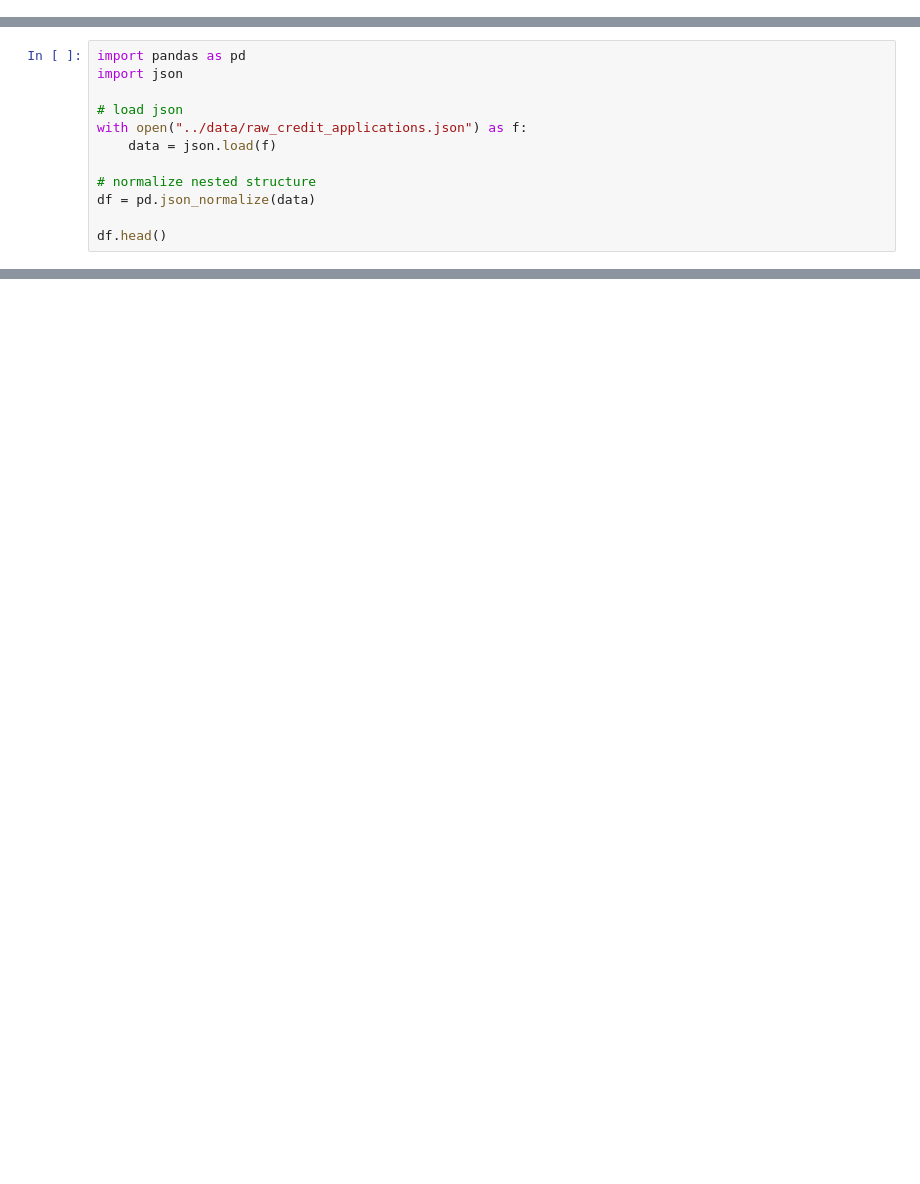
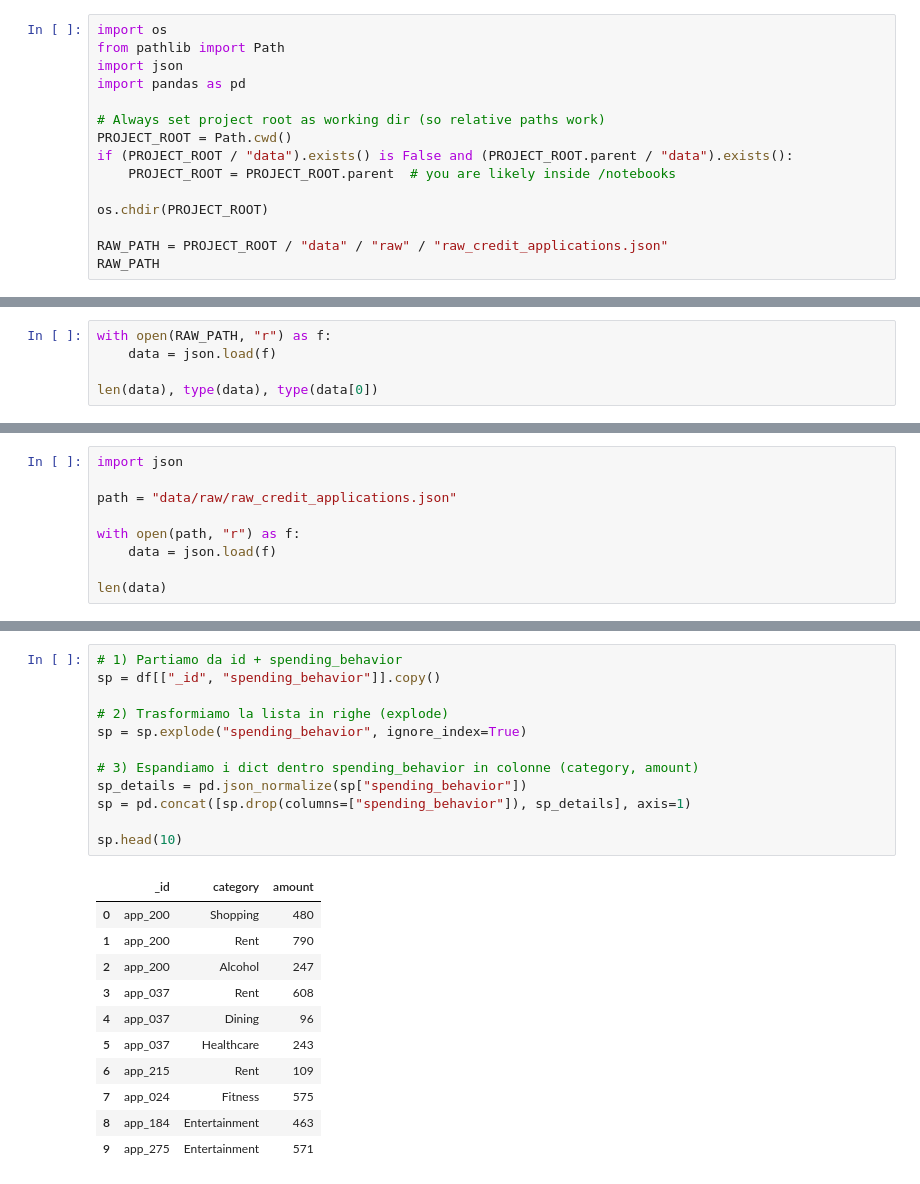
Before and after one commit to marianaclopes/dego-project-team6, a Jupyter notebook: notebooks/01-data-quality.ipynb, the cells around one changed output, grey strips where cells are left out. Drawn from its saved outputs; the diff is of its cells as text; blank space fills up the shorter version.

Commit message:
Add data engineering pipeline

```diff
--- a/notebooks/01-data-quality.ipynb
+++ b/notebooks/01-data-quality.ipynb
@@ -0,0 +1,15 @@
+# %%
+import os
+from pathlib import Path
+import json
+import pandas as pd
+
+# Always set project root as working dir (so relative paths work)
+PROJECT_ROOT = Path.cwd()
+if (PROJECT_ROOT / "data").exists() is False and (PROJECT_ROOT.parent / "data").exists():
+    PROJECT_ROOT = PROJECT_ROOT.parent  # you are likely inside /notebooks
+
+os.chdir(PROJECT_ROOT)
+
+RAW_PATH = PROJECT_ROOT / "data" / "raw" / "raw_credit_applications.json"
+RAW_PATH
@@ -0,0 +18,5 @@
+# %%
+with open(RAW_PATH, "r") as f:
+    data = json.load(f)
+
+len(data), type(data), type(data[0])
@@ -1,13 +27,10 @@
 # %%
-import pandas as pd
 import json
 
-# load json
-with open("../data/raw_credit_applications.json") as f:
+path = "data/raw/raw_credit_applications.json"
+
+with open(path, "r") as f:
     data = json.load(f)
 
-# normalize nested structure
-df = pd.json_normalize(data)
-
-df.head()
+len(data)
 # %% [output]
@@ -20,0 +66,24 @@ df.head()
+# %%
+# 1) Partiamo da id + spending_behavior
+sp = df[["_id", "spending_behavior"]].copy()
+
+# 2) Trasformiamo la lista in righe (explode)
+sp = sp.explode("spending_behavior", ignore_index=True)
+
+# 3) Espandiamo i dict dentro spending_behavior in colonne (category, amount)
+sp_details = pd.json_normalize(sp["spending_behavior"])
+sp = pd.concat([sp.drop(columns=["spending_behavior"]), sp_details], axis=1)
+
+sp.head(10)
+# %% [output]
+|  | _id | category | amount |
+| 0 | app_200 | Shopping | 480 |
+| 1 | app_200 | Rent | 790 |
+| 2 | app_200 | Alcohol | 247 |
+| 3 | app_037 | Rent | 608 |
+| 4 | app_037 | Dining | 96 |
+| 5 | app_037 | Healthcare | 243 |
+| 6 | app_215 | Rent | 109 |
+| 7 | app_024 | Fitness | 575 |
+| 8 | app_184 | Entertainment | 463 |
+| 9 | app_275 | Entertainment | 571 |
```
Also changed, not shown: parts of 42 cells of this notebook, 7 other files.
